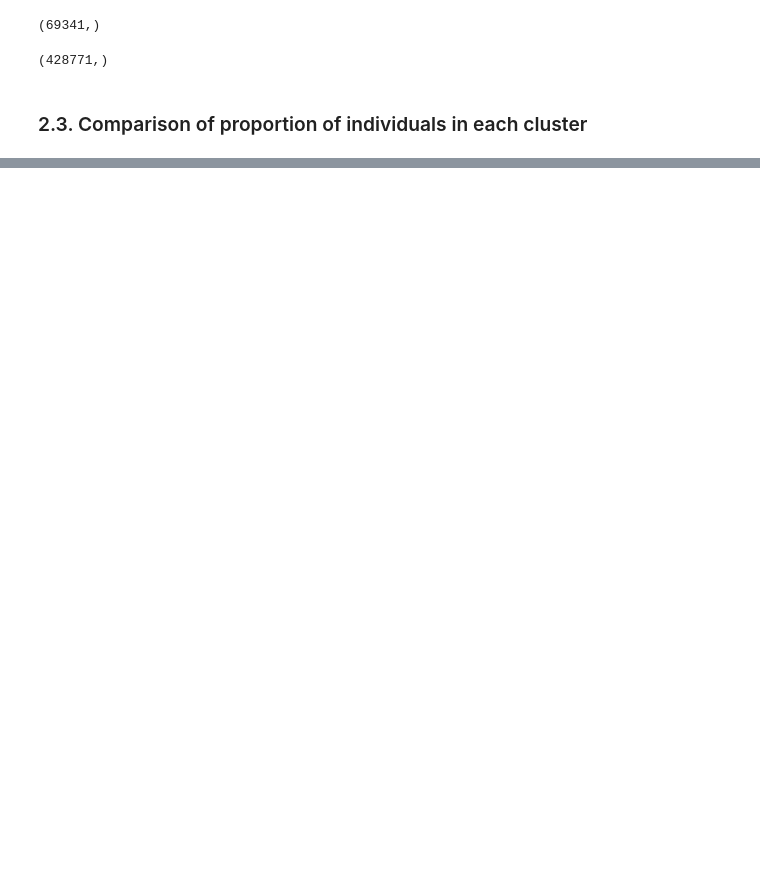
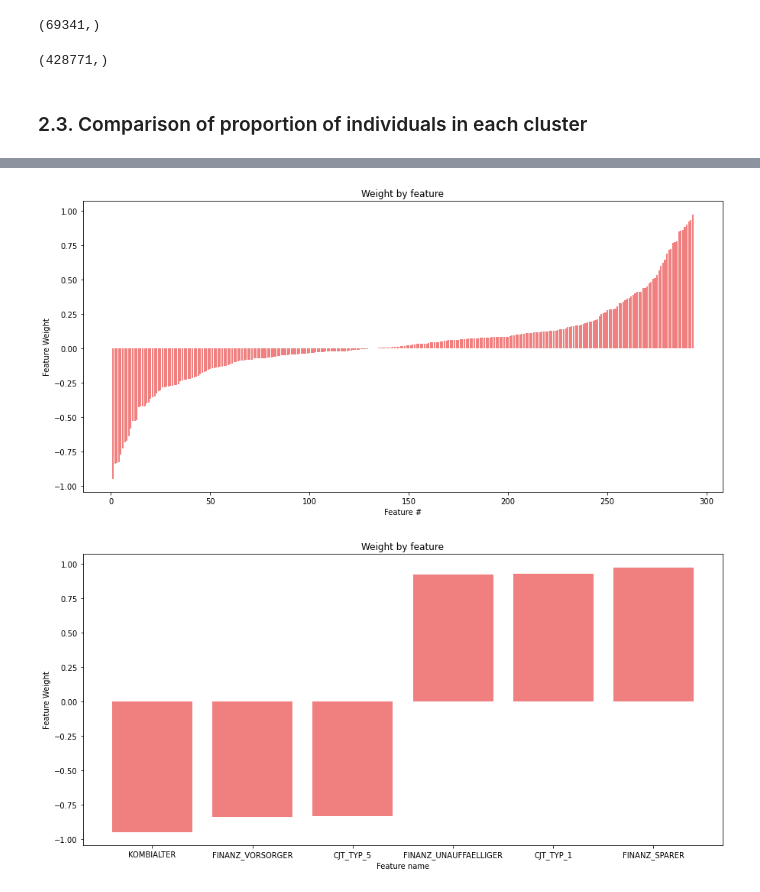
Before and after one commit to bergr7/Bertelsmann_Arvato_Project, a Jupyter notebook: notebooks/Arvato_Customer_Segmentation.ipynb, the cells around one changed output, grey strips where cells are left out. Drawn from its saved outputs; the diff is of its cells as text; code cells hidden in the pictures; blank space fills up the shorter version.

```diff
--- a/notebooks/Arvato_Customer_Segmentation.ipynb
+++ b/notebooks/Arvato_Customer_Segmentation.ipynb
@@ -494,0 +572,9 @@ Clusters 3, 4, 6 ,7, 9
+# %%
+# get underepresented cluster 4 weights by feature
+under_cluster_4 = get_feature_weights_cluster(azdias_pca, kmeans, cluster=4)
+
+# plot weights by feature for underepresented cluster 4
+plot_feature_weights(under_cluster_4)
+# %% [output]
+[figure, added]
+[figure, added]
```
Also changed, not shown: parts of 19 cells of this notebook.
